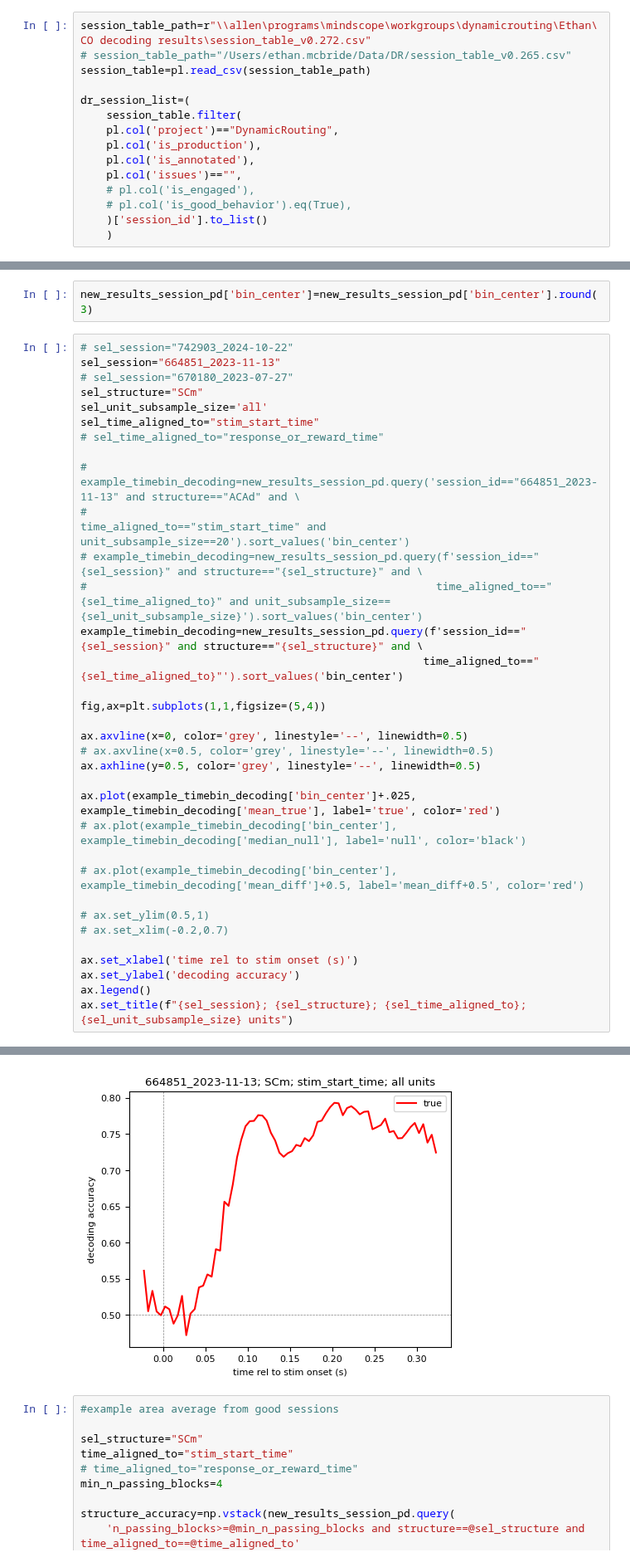
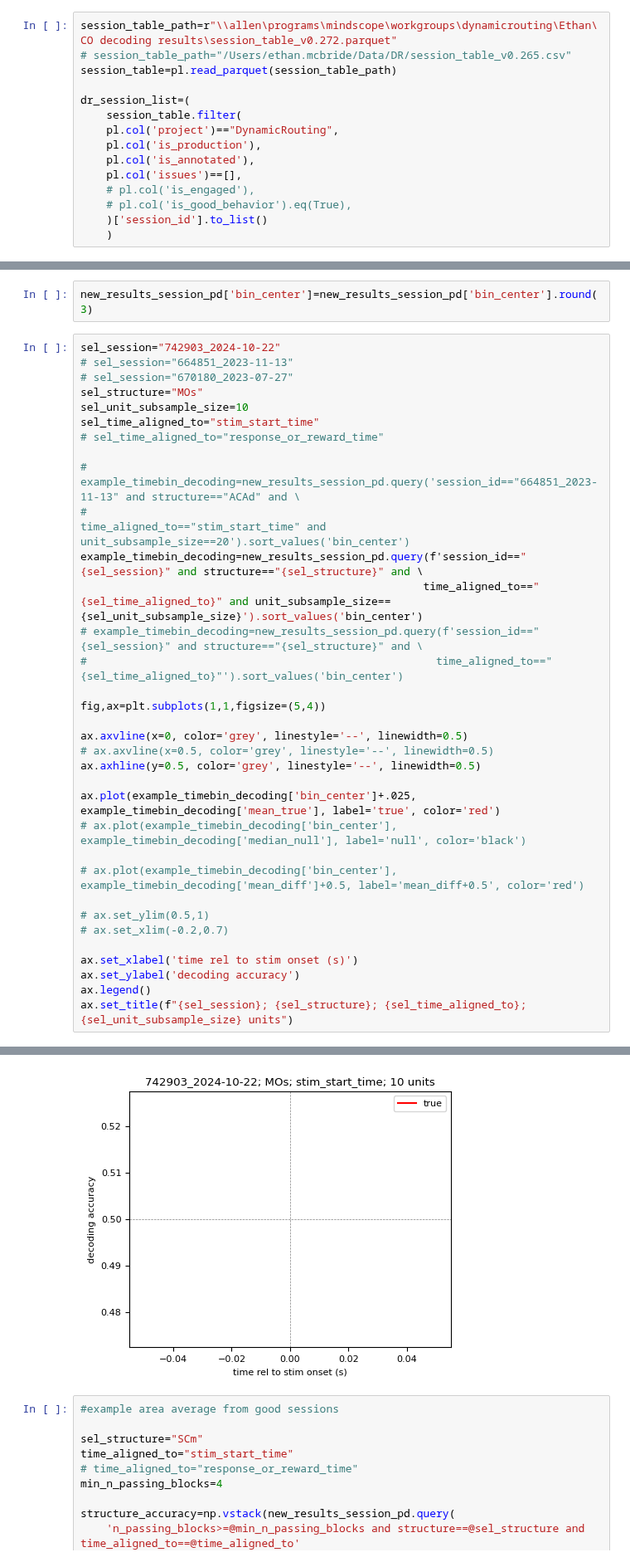
Before and after one commit to AllenInstitute/dynamic_routing_analysis, a Jupyter notebook: notebooks/plot_multi_timebin_decoder_results.ipynb, the cells around one changed output, grey strips where cells are left out. Shown at 83% size. Drawn from its saved outputs; the diff is of its cells as text.

```diff
--- a/notebooks/plot_multi_timebin_decoder_results.ipynb
+++ b/notebooks/plot_multi_timebin_decoder_results.ipynb
@@ -104,14 +83,14 @@ results_path=r"s3://aind-scratch-data/dynamic-routing/decoding/results/decode_co
 # %%
-session_table_path=r"\\allen\programs\mindscope\workgroups\dynamicrouting\Ethan\CO decoding results\session_table_v0.272.csv"
+session_table_path=r"\\allen\programs\mindscope\workgroups\dynamicrouting\Ethan\CO decoding results\session_table_v0.272.parquet"
 # session_table_path="/Users/ethan.mcbride/Data/DR/session_table_v0.265.csv"
-session_table=pl.read_csv(session_table_path)
+session_table=pl.read_parquet(session_table_path)
 
 dr_session_list=(
     session_table.filter(
     pl.col('project')=="DynamicRouting",
     pl.col('is_production'),
     pl.col('is_annotated'),
-    pl.col('issues')=="",
+    pl.col('issues')==[],
     # pl.col('is_engaged'),
     # pl.col('is_good_behavior').eq(True),
     )['session_id'].to_list()
@@ -286,20 +251,20 @@ new_results_session_pd.query('session_id=="664851_2023-11-13"')['structure'].uni
 # %%
 new_results_session_pd['bin_center']=new_results_session_pd['bin_center'].round(3)
 # %%
-# sel_session="742903_2024-10-22"
-sel_session="664851_2023-11-13"
+sel_session="742903_2024-10-22"
+# sel_session="664851_2023-11-13"
 # sel_session="670180_2023-07-27"
-sel_structure="SCm"
-sel_unit_subsample_size='all'
+sel_structure="MOs"
+sel_unit_subsample_size=10
 sel_time_aligned_to="stim_start_time"
 # sel_time_aligned_to="response_or_reward_time"
 
 # example_timebin_decoding=new_results_session_pd.query('session_id=="664851_2023-11-13" and structure=="ACAd" and \
 #                                                     time_aligned_to=="stim_start_time" and unit_subsample_size==20').sort_values('bin_center')
+example_timebin_decoding=new_results_session_pd.query(f'session_id=="{sel_session}" and structure=="{sel_structure}" and \
+                                                     time_aligned_to=="{sel_time_aligned_to}" and unit_subsample_size=={sel_unit_subsample_size}').sort_values('bin_center')
 # example_timebin_decoding=new_results_session_pd.query(f'session_id=="{sel_session}" and structure=="{sel_structure}" and \
-#                                                      time_aligned_to=="{sel_time_aligned_to}" and unit_subsample_size=={sel_unit_subsample_size}').sort_values('bin_center')
-example_timebin_decoding=new_results_session_pd.query(f'session_id=="{sel_session}" and structure=="{sel_structure}" and \
-                                                     time_aligned_to=="{sel_time_aligned_to}"').sort_values('bin_center')
+#                                                      time_aligned_to=="{sel_time_aligned_to}"').sort_values('bin_center')
 
 fig,ax=plt.subplots(1,1,figsize=(5,4))
 
@@ -324,4 +289,4 @@ Text(0.5, 1.0, '664851_2023-11-13; SCm; stim_start_time; all units')
-[figure, old version]
+[figure, new version]
 # %%
 #example area average from good sessions
 
```
Also changed, not shown: parts of 19 cells of this notebook, 10 other files.
